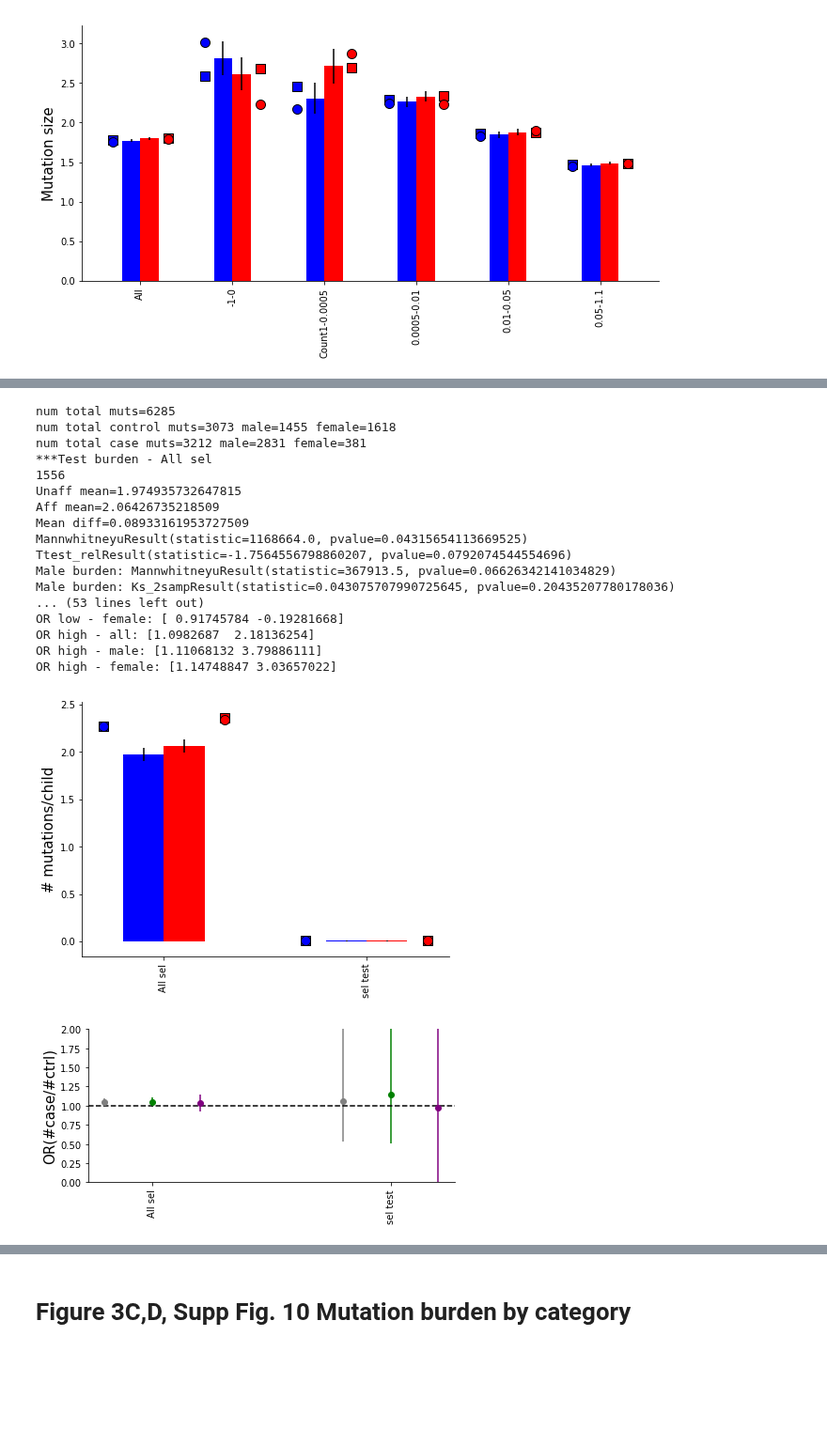
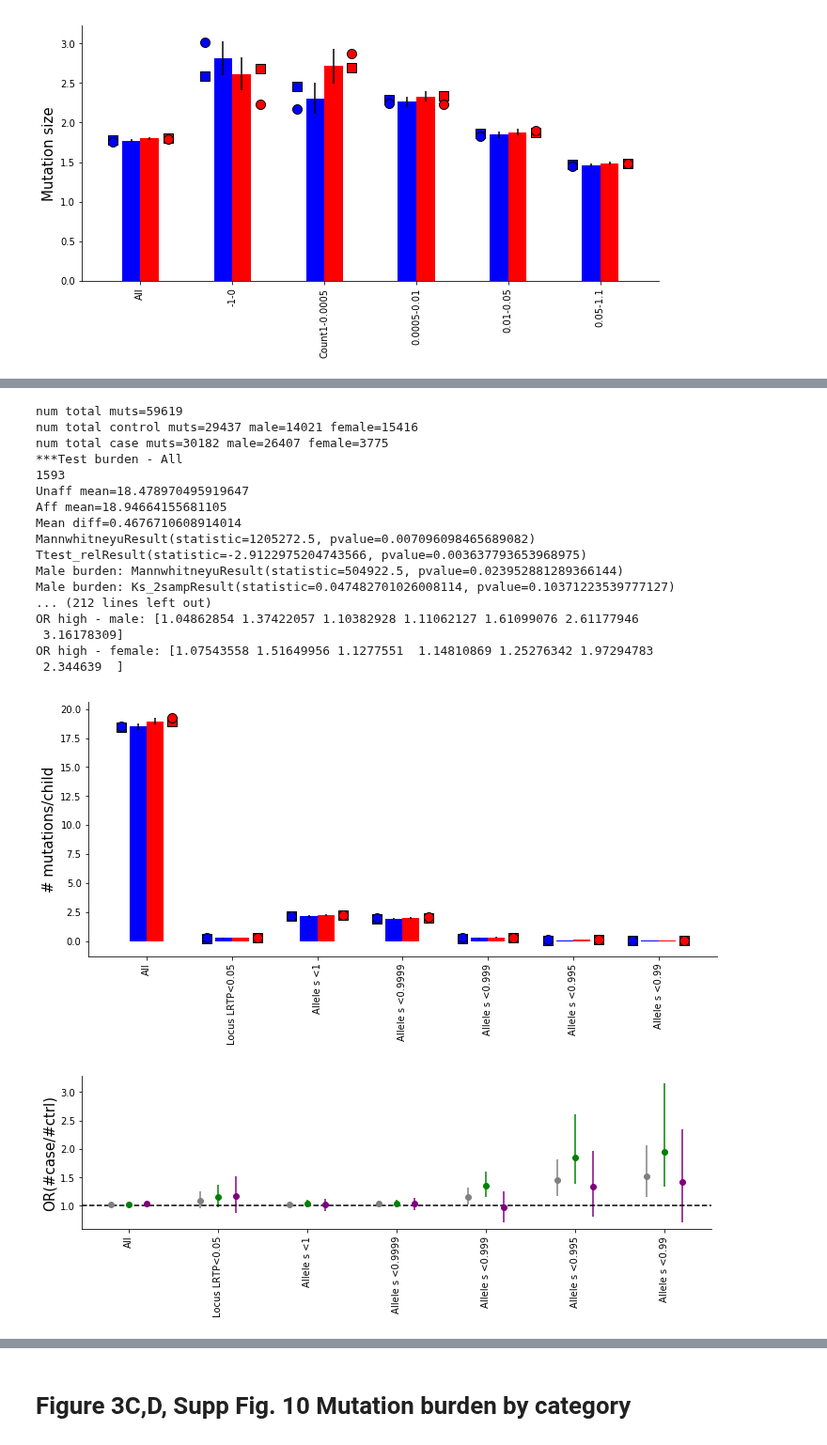
Before and after one commit to gymreklab/ssc-denovos-paper, a Jupyter notebook: figure-notebooks/Mitra_etal_Figure3.ipynb, the cells around one changed output, grey strips where cells are left out. Shown at 94% size. Drawn from its saved outputs; the diff is of its cells as text; code cells hidden in the pictures; blank space fills up the shorter version.

Commit message:
adding prelim selection

```diff
--- a/figure-notebooks/Mitra_etal_Figure3.ipynb
+++ b/figure-notebooks/Mitra_etal_Figure3.ipynb
@@ -580,33 +601,41 @@ OR high - female: [1.06787582 1.59878626 1.37836842 1.06075955 1.09435522 1.0779
 # %%
 # Try to add Bonnie's scores
-selscores = pd.read_csv("/storage/BonnieH/selection_project/per_locus/results/per_locus_results_prelim.txt", sep="\t")
-selscores = selscores[~selscores["chrom"].isin(["chrX","chrY"])]
-selscores["chrom"] = selscores["chrom"].apply(lambda x: int(x[3:]))
+#selscores = pd.read_csv("/storage/BonnieH/selection_project/per_locus/results/per_locus_results_prelim.txt", sep="\t")
+selscores = pd.read_csv("/storage/BonnieH/selection_project/per_locus/results/per_locus_results_prelim_all_per.txt", sep="\t")
 selscores["pos"] = selscores["start"]
 seldata = pd.merge(finaldata, selscores, on=["chrom","pos"])
+seldata = seldata[~np.isnan(seldata["LRT_p_value"])]
+seldata["mut_selection"] = seldata.apply(lambda x: 1-x["ABC_s_median"]*abs(x["optimal_ru"]-x["newallele"]), 1)
 
+# Locus level s
 fdata_list = [seldata]
-fdata_labels_list = ["All sel"]
-fdata_list.append(seldata[seldata["ABC_s_median"]>0.01])
-fdata_labels_list.append("sel test")
-PlotBurden(seldata, fdata_list, fdata_labels_list, col=None, freq=1, maxORy=2, figprefix="del-selection", adjust_patage=False)
+fdata_labels_list = ["All"]
+
+fdata_list.append(seldata[(seldata["LRT_p_value"]<0.05)])
+fdata_labels_list.append("Locus LRTP<0.05")
+
+for sthresh in [1, 0.9999, 0.999, 0.995, 0.99]:
+    fdata_list.append(seldata[(seldata["LRT_p_value"]<1) & (seldata["mut_selection"]<sthresh) &(seldata["freq"]<0.01)])
+    fdata_labels_list.append("Allele s <%s"%sthresh)
+
+PlotBurden(seldata, fdata_list, fdata_labels_list, col=None, freq=1, figprefix="del-selection", adjust_patage=False)
 # %% [output]
-num total muts=6285
-num total control muts=3073 male=1455 female=1618
-num total case muts=3212 male=2831 female=381
-***Test burden - All sel
-1556
-Unaff mean=1.974935732647815
-Aff mean=2.06426735218509
-Mean diff=0.08933161953727509
-MannwhitneyuResult(statistic=1168664.0, pvalue=0.04315654113669525)
-Ttest_relResult(statistic=-1.7564556798860207, pvalue=0.0792074544554696)
-Male burden: MannwhitneyuResult(statistic=367913.5, pvalue=0.06626342141034829)
-Male burden: Ks_2sampResult(statistic=0.043075707990725645, pvalue=0.20435207780178036)
-... (53 lines left out)
-OR low - female: [ 0.91745784 -0.19281668]
-OR high - all: [1.0982687  2.18136254]
-OR high - male: [1.11068132 3.79886111]
-OR high - female: [1.14748847 3.03657022]
+num total muts=59619
+num total control muts=29437 male=14021 female=15416
+num total case muts=30182 male=26407 female=3775
+***Test burden - All
+1593
+Unaff mean=18.478970495919647
+Aff mean=18.94664155681105
+Mean diff=0.4676710608914014
+MannwhitneyuResult(statistic=1205272.5, pvalue=0.007096098465689082)
+Ttest_relResult(statistic=-2.9122975204743566, pvalue=0.003637793653968975)
+Male burden: MannwhitneyuResult(statistic=504922.5, pvalue=0.023952881289366144)
+Male burden: Ks_2sampResult(statistic=0.047482701026008114, pvalue=0.10371223539777127)
+... (212 lines left out)
+OR high - male: [1.04862854 1.37422057 1.10382928 1.11062127 1.61099076 2.61177946
+ 3.16178309]
+OR high - female: [1.07543558 1.51649956 1.1277551  1.14810869 1.25276342 1.97294783
+ 2.344639  ]
-[figure, old version]
+[figure, new version]
-[figure, old version]
+[figure, new version]
```
Also changed, not shown: parts of 3 cells of this notebook.
